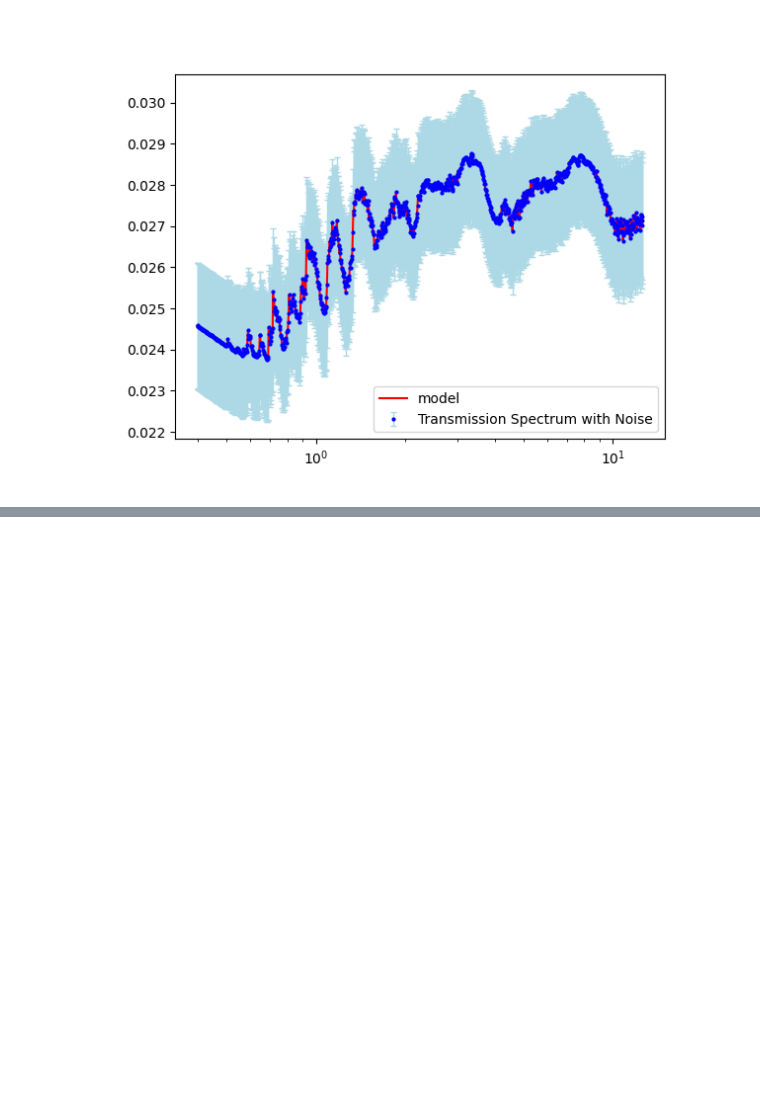
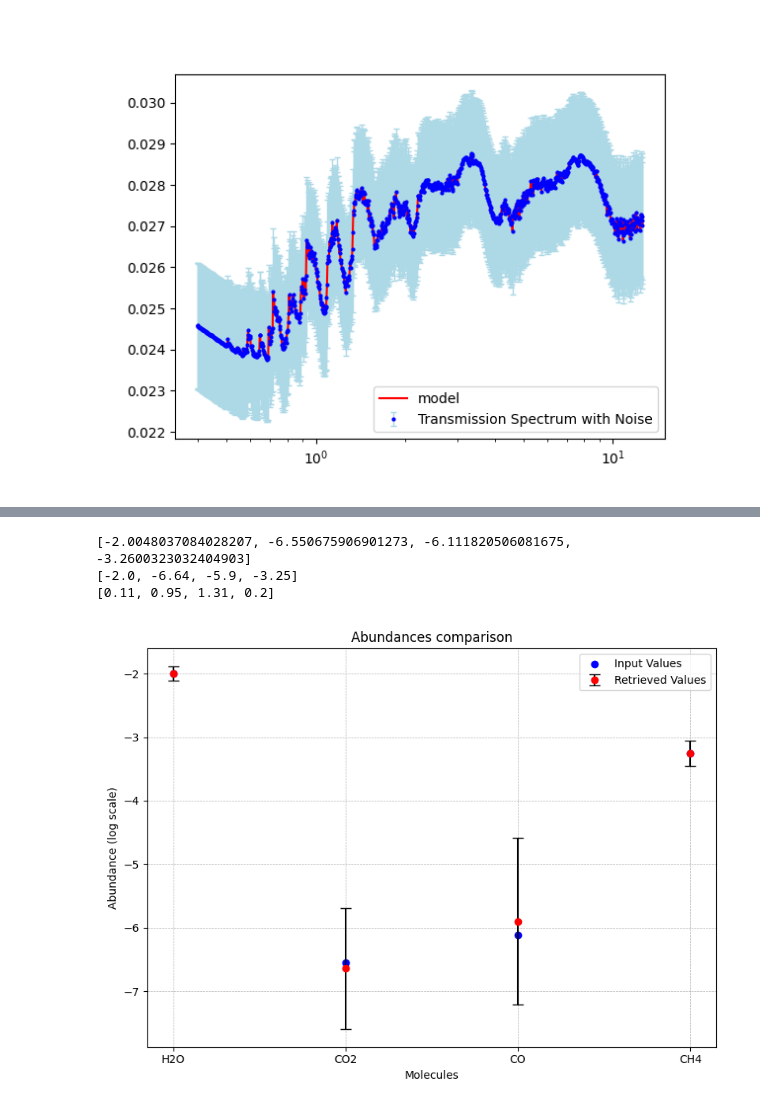
Before and after one commit to riccsimo/T_G_B_T, a Jupyter notebook: Assignment3/taskC/wasp_39b_atmosphere_TaskC.ipynb, the cells around one changed output, grey strips where cells are left out. Saved outputs shown, nothing was run; the diff lists cells and outputs as text; code cells hidden in the pictures; blank space fills up the shorter version.

Commit message:
task C

```diff
--- a/Assignment3/taskC/wasp_39b_atmosphere_TaskC.ipynb
+++ b/Assignment3/taskC/wasp_39b_atmosphere_TaskC.ipynb
@@ -317,0 +337,50 @@ fig.savefig("corner_plot.png")
+# %%
+# Array vuote per i dati
+molecules = ['H2O', 'CO2', 'CO', 'CH4']  # Etichette per l'asse x
+
+# Dati da riempire
+input_values = [np.log10(mix_ratio[0]),np.log10(mix_ratio[2]),np.log10(mix_ratio[3]),np.log10(mix_ratio[1])]  # Valori di input per ogni molecola
+retrieval_values = [-2.00,-6.64,-5.90,-3.25]  # Valori ottenuti dal retrieval
+retrieval_errors = [0.11,0.95,1.31,0.20]  # Errori del retrieval
+
+# Controllo che le liste siano coerenti
+if not (len(input_values) == len(retrieval_values) == len(retrieval_errors) == len(molecules)):
+    raise ValueError("Le liste dei dati devono avere la stessa lunghezza.")
+
+# Creazione del grafico
+x = np.arange(len(molecules))  # Posizioni sull'asse x
+
+plt.figure(figsize=(8, 6))
+
+
+
+print(input_values)
+print(retrieval_values)
+print(retrieval_errors)
+
+# Scatter per i valori di input
+plt.scatter(x, input_values, color='blue', label='Input Values')
+
+
+
+
+# Scatter per i valori del retrieval con barre d'errore
+plt.errorbar(x, retrieval_values, yerr=retrieval_errors, fmt='o', color='red', label='Retrieved Values', ecolor='black', capsize=5)
+
+# Configurazione del grafico
+plt.xticks(x, molecules)
+plt.xlabel('Molecules')
+plt.ylabel('Abundance (log scale)')
+plt.title('Abundances comparison')
+plt.legend()
+plt.grid(True, which="both", linestyle='--', linewidth=0.5)
+
+# Mostrare il grafico
+plt.tight_layout()
+plt.savefig('assignment3_taskC.png')
+plt.show()
+# %% [output]
+[-2.0048037084028207, -6.550675906901273, -6.111820506081675, -3.2600323032404903]
+[-2.0, -6.64, -5.9, -3.25]
+[0.11, 0.95, 1.31, 0.2]
+[figure, added]
```
Also changed, not shown: parts of 5 cells of this notebook, 7 other files.
